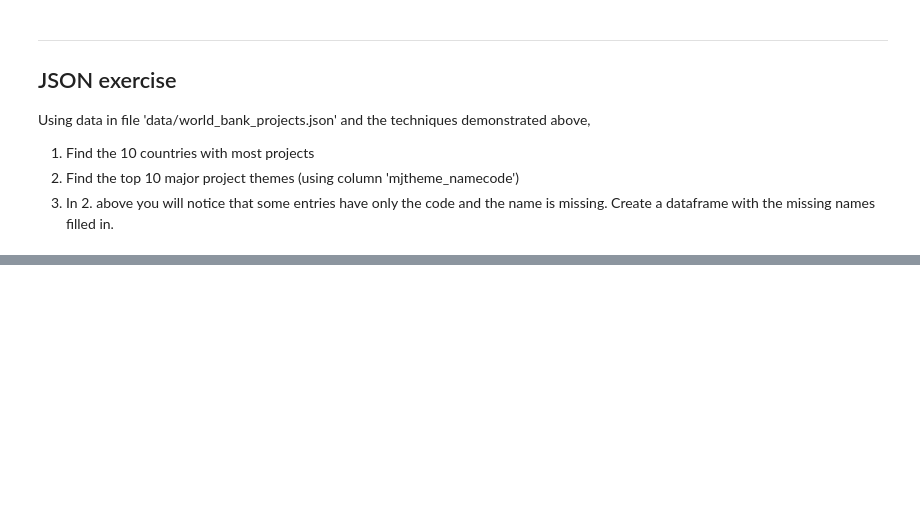
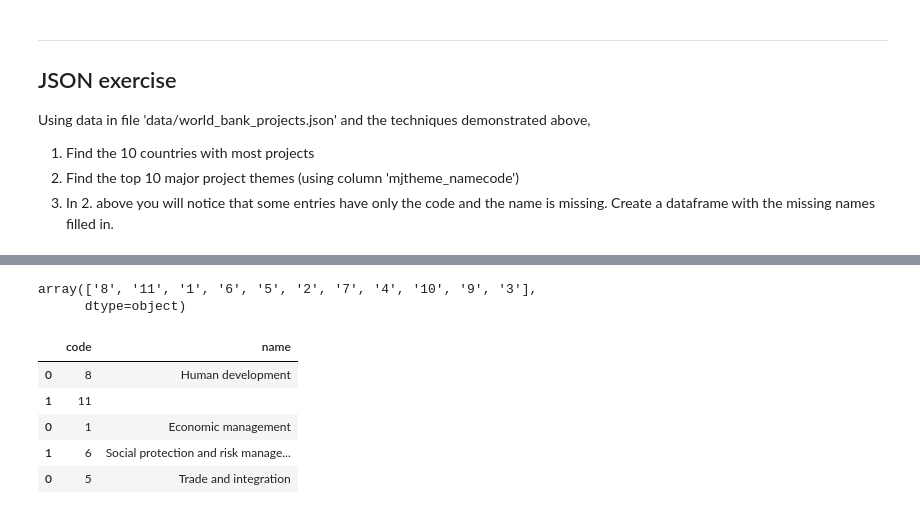
Before and after one commit to q0w9e8r7t6y5/springboard_DS, a Jupyter notebook: data_wrangling_json/sliderule_dsi_json_exercise.ipynb, the cells around one changed output, grey strips where cells are left out. Cells and saved outputs as stored; diff of their text form; code cells hidden in the pictures; blank space fills up the shorter version.

```diff
--- a/data_wrangling_json/sliderule_dsi_json_exercise.ipynb
+++ b/data_wrangling_json/sliderule_dsi_json_exercise.ipynb
@@ -101,0 +159,33 @@ Using data in file 'data/world_bank_projects.json' and the techniques demonstrat
+# %%
+# (3) Add missing info into df
+
+# before fixing
+
+fixed_info = project_themes
+fixed_info['code'].unique()
+
+# unique codes
+# %% [output]
+array(['8', '11', '1', '6', '5', '2', '7', '4', '10', '9', '3'],
+      dtype=object)
+# %%
+# 1 = 'economic management'
+# 2 = 'public sector governance'
+# 3 = 'rule of law'
+# 4 = 'fiancial and private sector dev'
+# 5 = 'trade and integration'
+# 6 = 'social protection and risk management'
+# 7 = 'social dev/gender/inclusion'
+# 8 = 'human dev'
+# 9 = 'urban dev'
+# 10 = 'rural dev'
+# 11 = 'enviornment and natural resources management'
+
+fixed_info.head()
+# %% [output]
+|  | code | name |
+| 0 | 8 | Human development |
+| 1 | 11 |  |
+| 0 | 1 | Economic management |
+| 1 | 6 | Social protection and risk manage... |
+| 0 | 5 | Trade and integration |
```
Also changed, not shown: parts of 8 cells of this notebook.
